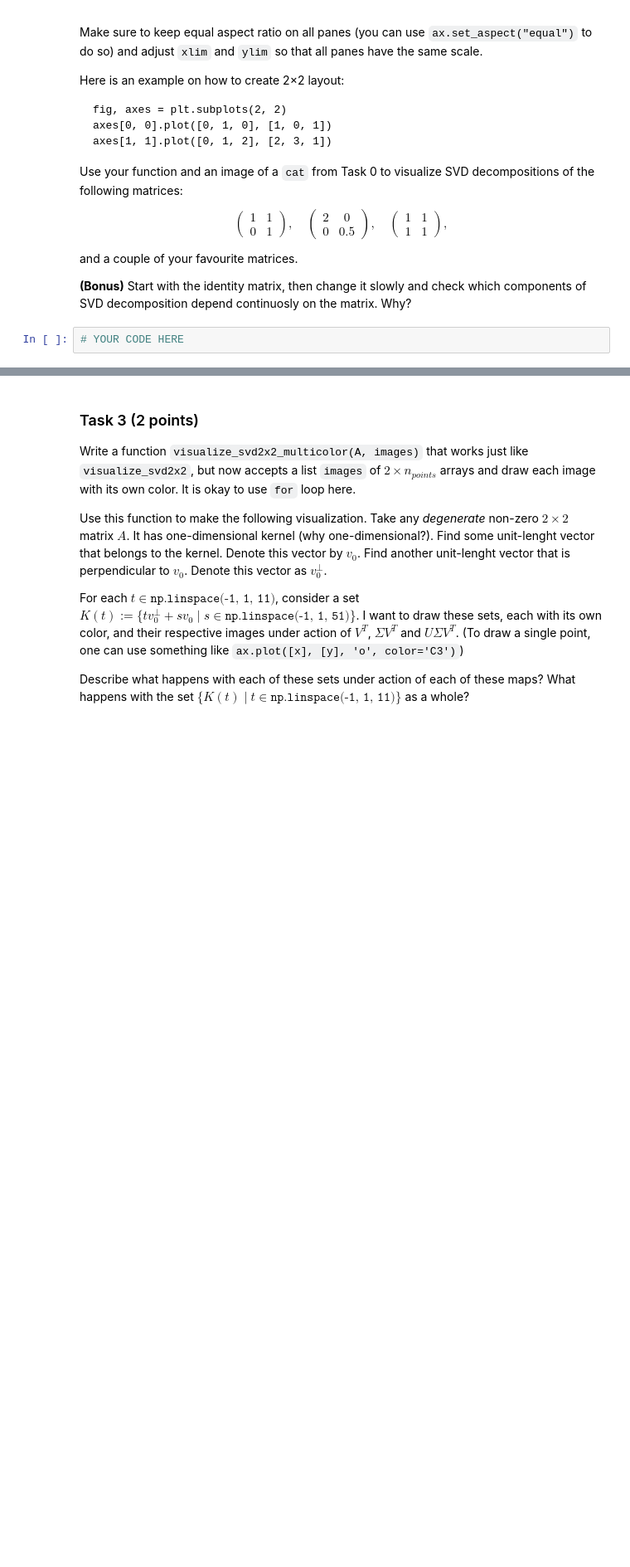
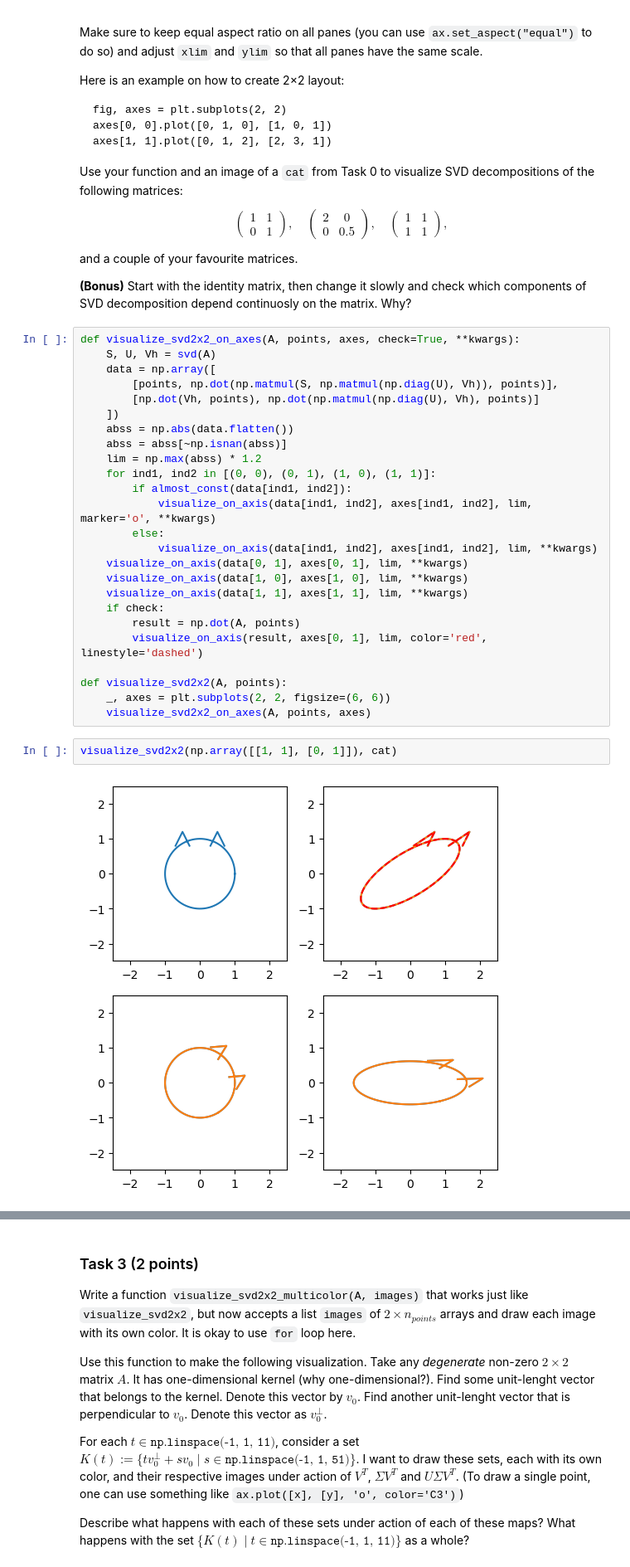
Before and after one commit to ischurov/scientific-computing-2024, a Jupyter notebook: assignments/assignment05.ipynb, the cells around one changed output, grey strips where cells are left out. Shown at 83% size. Drawn from its saved outputs; the diff is of its cells as text; blank space fills up the shorter version.

```diff
--- a/assignments/assignment05.ipynb
+++ b/assignments/assignment05.ipynb
@@ -62,5 +91,32 @@ $$\begin{pmatrix}1 & 1\\ 0 & 1\end{pmatrix},\quad \begin{pmatrix}2 & 0\\ 0 & 0.5
 and a couple of your favourite matrices.
 
 **(Bonus)** Start with the identity matrix, then change it slowly and check which components of SVD decomposition depend continuosly on the matrix. Why?
-# %%
-# YOUR CODE HERE
+# %%
+def visualize_svd2x2_on_axes(A, points, axes, check=True, **kwargs):
+    S, U, Vh = svd(A)
+    data = np.array([
+        [points, np.dot(np.matmul(S, np.matmul(np.diag(U), Vh)), points)],
+        [np.dot(Vh, points), np.dot(np.matmul(np.diag(U), Vh), points)]
+    ])
+    abss = np.abs(data.flatten())
+    abss = abss[~np.isnan(abss)]
+    lim = np.max(abss) * 1.2
+    for ind1, ind2 in [(0, 0), (0, 1), (1, 0), (1, 1)]:
+        if almost_const(data[ind1, ind2]):
+            visualize_on_axis(data[ind1, ind2], axes[ind1, ind2], lim, marker='o', **kwargs)
+        else:
+            visualize_on_axis(data[ind1, ind2], axes[ind1, ind2], lim, **kwargs)
+    visualize_on_axis(data[0, 1], axes[0, 1], lim, **kwargs)
+    visualize_on_axis(data[1, 0], axes[1, 0], lim, **kwargs)
+    visualize_on_axis(data[1, 1], axes[1, 1], lim, **kwargs)
+    if check:
+        result = np.dot(A, points)
+        visualize_on_axis(result, axes[0, 1], lim, color='red', linestyle='dashed')
+
+def visualize_svd2x2(A, points):
+    _, axes = plt.subplots(2, 2, figsize=(6, 6))
+    visualize_svd2x2_on_axes(A, points, axes)
+# %%
+visualize_svd2x2(np.array([[1, 1], [0, 1]]), cat)
+# %% [output]
+[figure, added]
```
Also changed, not shown: parts of 18 cells of this notebook.
